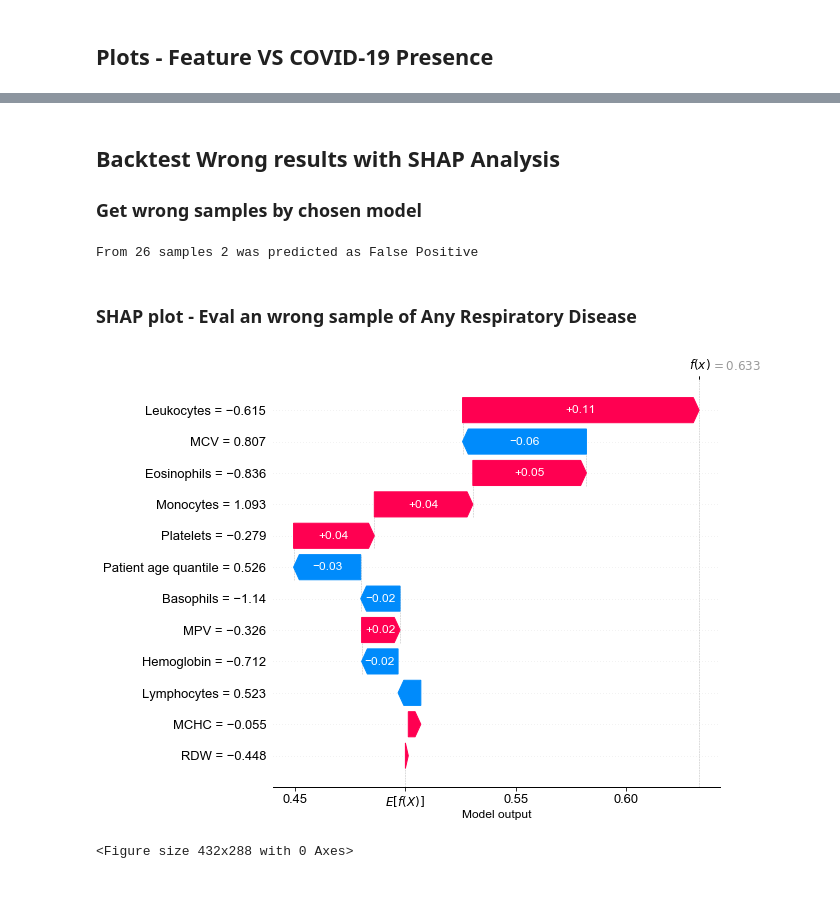
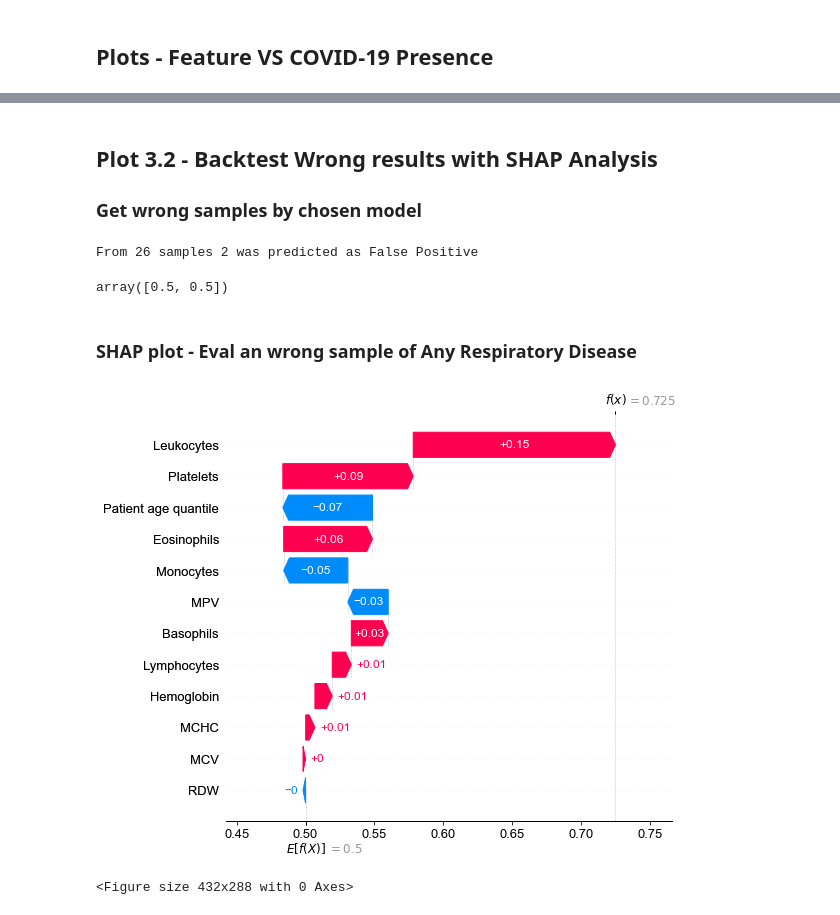
Before and after one commit to KaikeWesleyReis/paper-code-for-explainable-AI-in-COVID-prediction, a Jupyter notebook: 4_qualitative_analysis.ipynb, the cells around one changed output, grey strips where cells are left out. Saved outputs shown, nothing was run; the diff lists cells and outputs as text; code cells hidden in the pictures.

Commit message:
CODES - After first JHI review

```diff
--- a/4_qualitative_analysis.ipynb
+++ b/4_qualitative_analysis.ipynb
@@ -40,7 +40,7 @@ shap.__version__
 # Imports
 # %%
 # Model
-model_ml = joblib.load('results_modelsDevelopment/rfc_oversampled.sav')
+model_ml = joblib.load('results_modelsDevelopment/model_rfc_oversampled.sav')
 # %%
 # Trainset (SMOTE)
 x_train = pd.read_csv('results_modelsDevelopment/x_train_SMOTE.csv')
@@ -205,6 +152,6 @@ plt.close();
 <Figure size 432x288 with 0 Axes>
 # %% [markdown]
-## Backtest Wrong results with SHAP Analysis
+## Plot 3.2 - Backtest Wrong results with SHAP Analysis
 
 ### Get wrong samples by chosen model
 # %%
@@ -224,18 +171,23 @@ sample_resp = x_resp.loc[idx_resp,:]
 # %%
 # Get baseline value (threshold selection)
 expected_value = explainer.expected_value
+expected_value
+# %% [output]
+array([0.5, 0.5])
 # %% [markdown]
 ### SHAP plot - Eval an wrong sample of Any Respiratory Disease
+# %%
+# Calculate SHAP for that first wrong sample
+shap_values_backtest = explainer.shap_values(sample_resp.loc[idx_resp[0],:])
 # %%
-# Calculate SHAP for that first wrong sample
-shap_values = explainer.shap_values(sample_resp.loc[idx_resp[1],:])
 # Plot SHAP
-fig = plt.figure(figsize=(20,20))
-shap.waterfall_plot(expected_value[1], shap_values[1], x_resp.iloc[idx_resp[1],:], max_display=15)
-plt.tight_layout()
-plt.show()
-fig.savefig('results_paperPlots/shap_backtest1.png', bbox_inches='tight')
+fig = plt.figure(figsize=(20,10))
+shap.plots._waterfall.waterfall_legacy(expected_value[1], shap_values_backtest[1].reshape(-1), None,
+                                       feature_names=x_train.columns, max_display=15);
+plt.tight_layout();
+plt.show();
+fig.savefig('results_paperPlots/shap_backtest1.png', bbox_inches='tight');
 plt.close();
 # %% [output]
-[figure, old version]
+[figure, new version]
 <Figure size 432x288 with 0 Axes>
```
Also changed, not shown: parts of 33 cells of this notebook, 4 other files.
